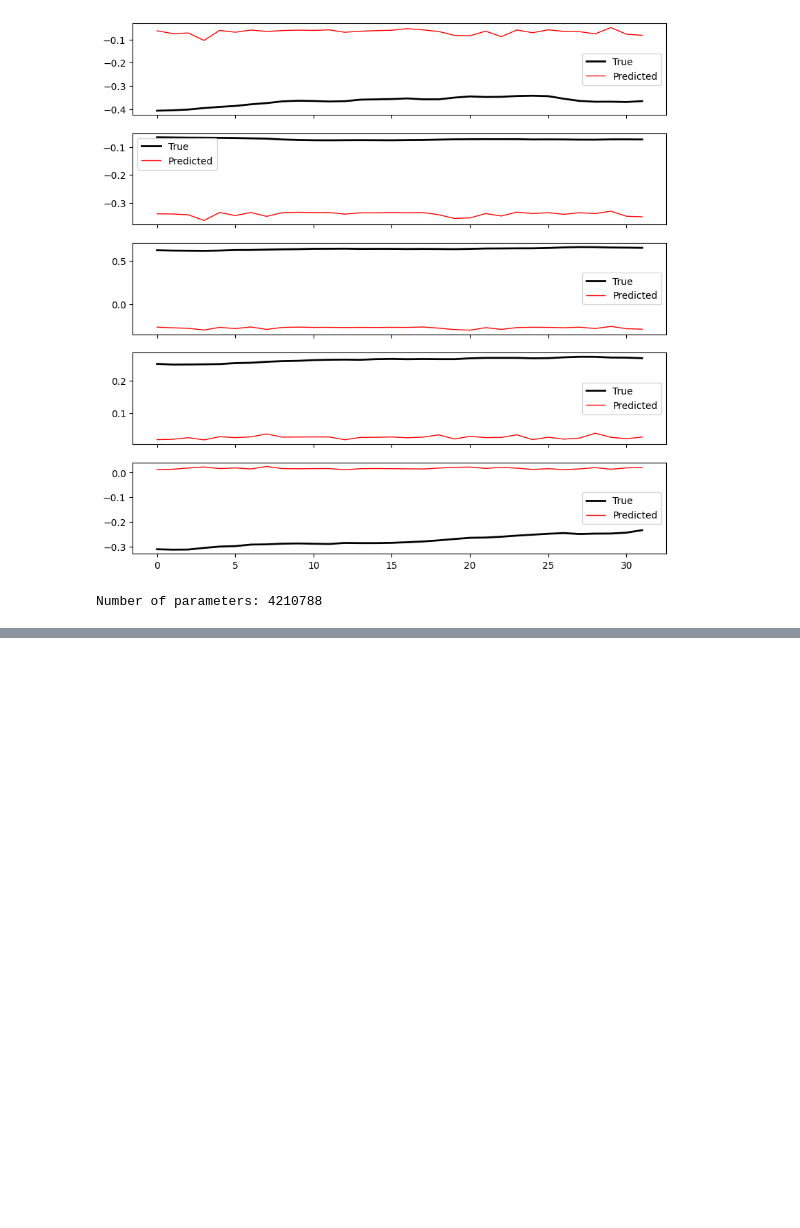
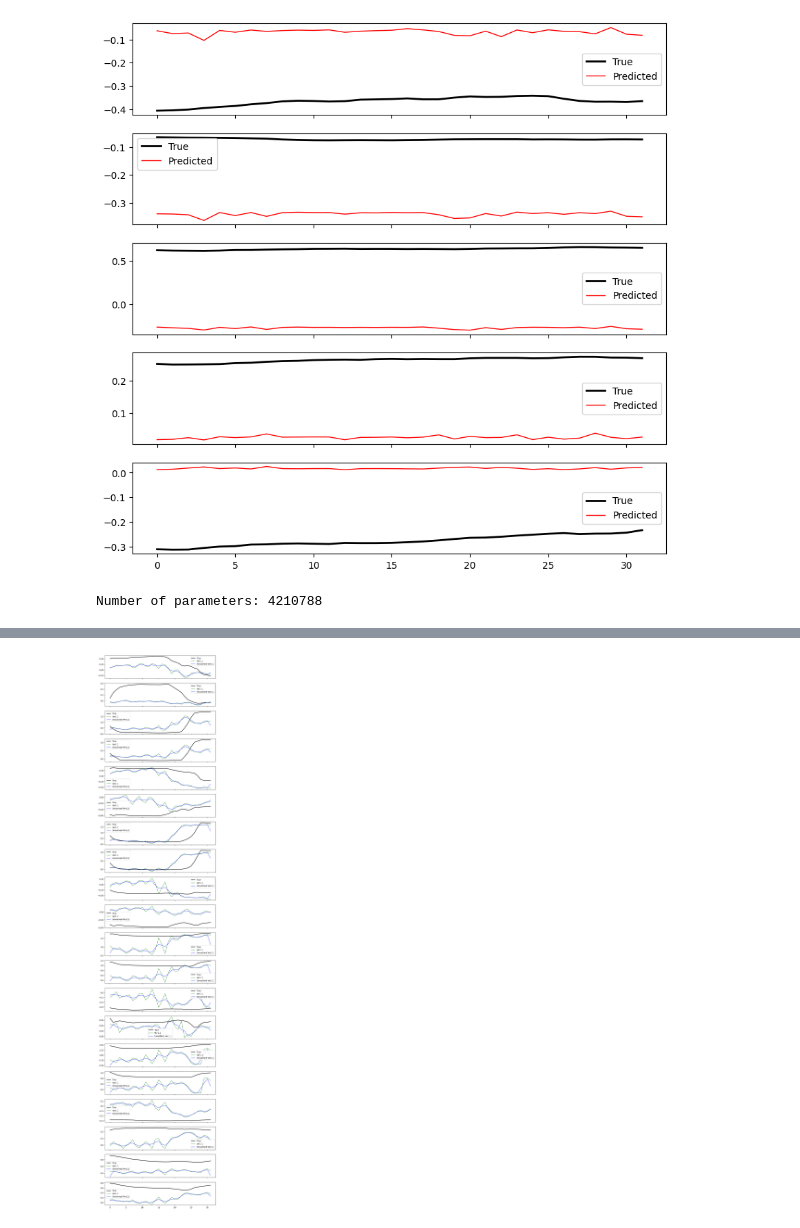
Before and after one commit to ATKhakimov/BCI_ALVI_challenge, a Jupyter notebook: tutorials/03_a_custom_model.ipynb, the cells around one changed output, grey strips where cells are left out. Cells and saved outputs as stored; diff of their text form; code cells hidden in the pictures; blank space fills up the shorter version.

```diff
--- a/tutorials/03_a_custom_model.ipynb
+++ b/tutorials/03_a_custom_model.ipynb
@@ -242,0 +300,24 @@ for i, ax in enumerate(axes):
+# %%
+# Функция для вычисления скользящего среднего
+def moving_average(data, window_size):
+    return np.convolve(data, np.ones(window_size)/window_size, mode='same')
+
+# Размер окна для скользящего среднего
+window_size = 3
+
+# Создание графиков
+f, axes = plt.subplots(20, 1, figsize=(10, 50), sharex=True)
+
+for i, ax in enumerate(axes):
+    ax.plot(Y[i], label="True", lw=2, color='k')
+    ax.plot(Y_5[i], label="Ver1.1", lw=1, color='g')
+
+    # Сглаживание предсказаний
+    smoothed_Y_5 = moving_average(Y_5[i], window_size)
+    ax.plot(smoothed_Y_5, label="Smoothed Ver1.1", lw=1, color='b')
+
+    ax.legend()
+
+plt.show()
+# %% [output]
+[figure, added]
```
Also changed, not shown: parts of 9 cells of this notebook, 2 other files.
